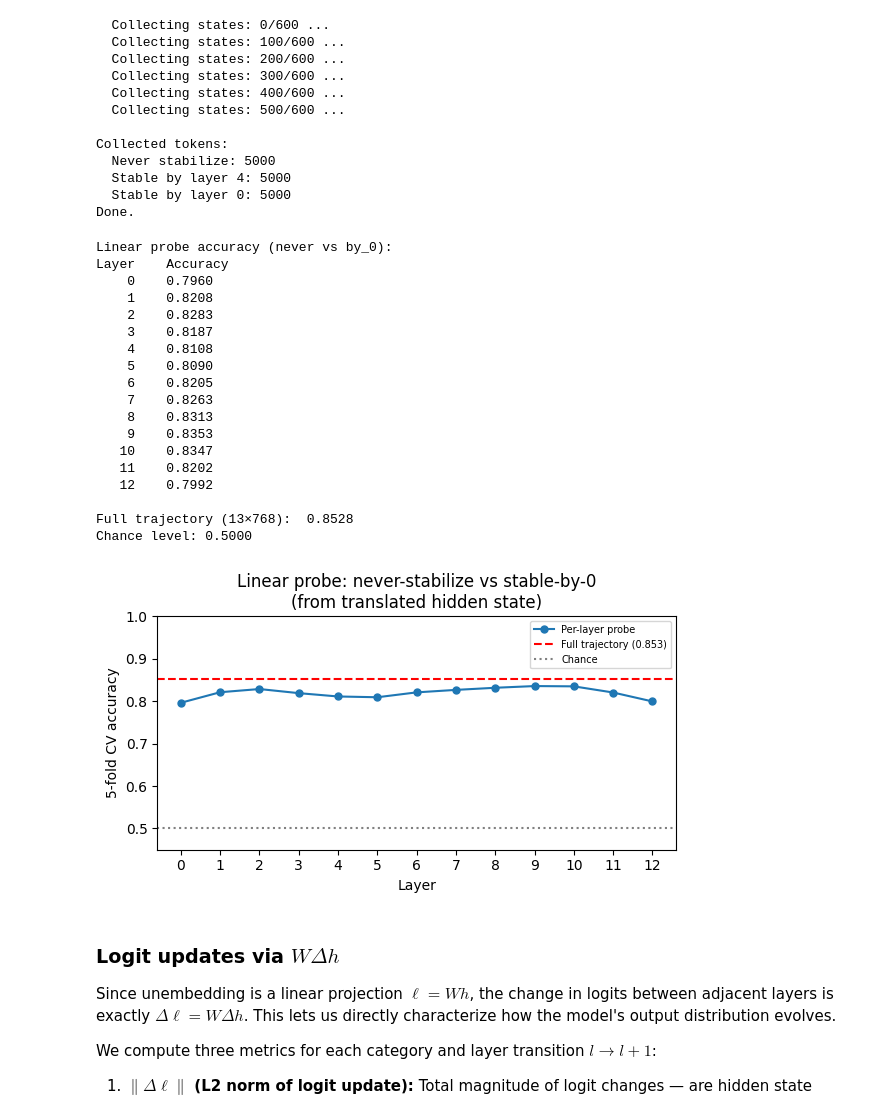
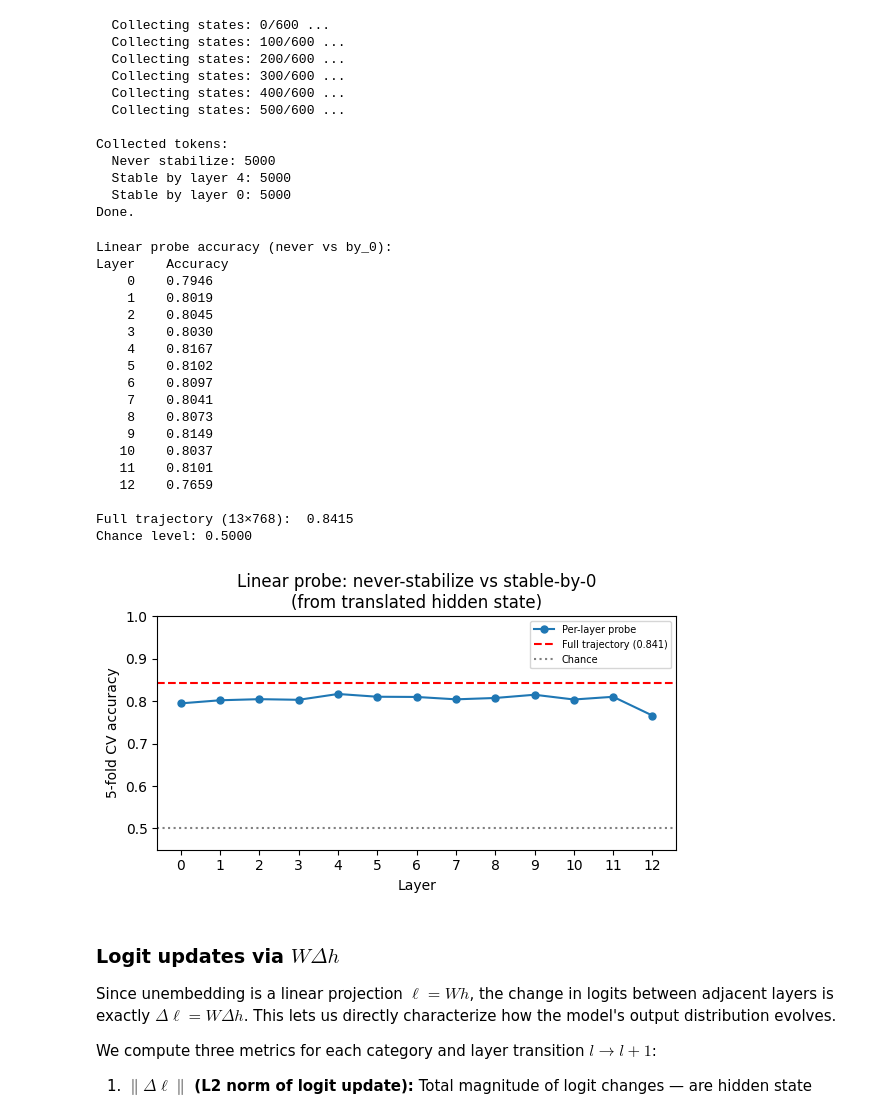
Before and after one commit to ychnli/depth-routing, a Jupyter notebook: notebooks/hidden_layer_cosine_analysis.ipynb, the cells around one changed output. Cells and saved outputs as stored; diff of their text form; code cells hidden in the pictures.

```diff
--- a/notebooks/hidden_layer_cosine_analysis.ipynb
+++ b/notebooks/hidden_layer_cosine_analysis.ipynb
@@ -1062,15 +1062,15 @@ Collected tokens:
   Stable by layer 0: 5000
 Done.
 # %%
-# ── Analysis 2b: Linear probe — can we predict stabilization from hidden state? ──
+# can we predict stabilization from hidden state?
 from sklearn.linear_model import LogisticRegression
 from sklearn.model_selection import cross_val_score
 from sklearn.preprocessing import StandardScaler
 from sklearn.pipeline import make_pipeline
 
 # Binary task: "never" vs "by_0" (most extreme pair)
-# Use up to 3000 tokens per class for speed
-N_PROBE = 3000
+# Use up to N_PROBE tokens from each category for tractability
+N_PROBE = 10000
 X_never = states_arr["never"][:N_PROBE]  # (N_PROBE, 13, 768)
 X_by0   = states_arr["by_0"][:N_PROBE]
 
@@ -1092,48 +1092,48 @@ X_traj = np.concatenate([
 y_traj = np.concatenate([np.zeros(len(X_never)), np.ones(len(X_by0))])
 clf_traj = make_pipeline(StandardScaler(), LogisticRegression(max_iter=500, C=1.0))
 traj_scores = cross_val_score(clf_traj, X_traj, y_traj, cv=5, scoring="accuracy")
 
 print("Linear probe accuracy (never vs by_0):")
 print(f"{'Layer':>5}  {'Accuracy':>10}")
 for l in range(N_LAYERS):
     print(f"  {l:3d}    {probe_acc[l]:.4f}")
 print(f"\nFull trajectory (13×768):  {traj_scores.mean():.4f}")
 print(f"Chance level: 0.5000")
 
 # Plot
 fig, ax = plt.subplots(figsize=(6, 3.5))
 ax.plot(range(N_LAYERS), probe_acc, "o-", markersize=5, label="Per-layer probe")
 ax.axhline(traj_scores.mean(), ls="--", c="red", label=f"Full trajectory ({traj_scores.mean():.3f})")
 ax.axhline(0.5, ls=":", c="gray", label="Chance")
 ax.set_xlabel("Layer")
 ax.set_ylabel("5-fold CV accuracy")
 ax.set_title("Linear probe: never-stabilize vs stable-by-0\n(from translated hidden state)")
 ax.legend(fontsize=7)
 ax.set_xticks(range(N_LAYERS))
 ax.set_ylim(0.45, 1.0)
 fig.tight_layout()
 plt.savefig("../figures/linear_probe_stabilization.pdf", bbox_inches="tight")
 plt.show()
 # %% [output]
 Linear probe accuracy (never vs by_0):
 Layer    Accuracy
-    0    0.7960
-    1    0.8208
-    2    0.8283
-    3    0.8187
-    4    0.8108
-    5    0.8090
-    6    0.8205
-    7    0.8263
-    8    0.8313
-    9    0.8353
-   10    0.8347
-   11    0.8202
-   12    0.7992
+    0    0.7946
+    1    0.8019
+    2    0.8045
+    3    0.8030
+    4    0.8167
+    5    0.8102
+    6    0.8097
+    7    0.8041
+    8    0.8073
+    9    0.8149
+   10    0.8037
+   11    0.8101
+   12    0.7659
 
-Full trajectory (13×768):  0.8528
+Full trajectory (13×768):  0.8415
 Chance level: 0.5000
-[figure, old version]
+[figure, new version]
 # %% [markdown]
 ### Logit updates via $W \Delta h$
 
```
Also changed, not shown: 1 other file.
